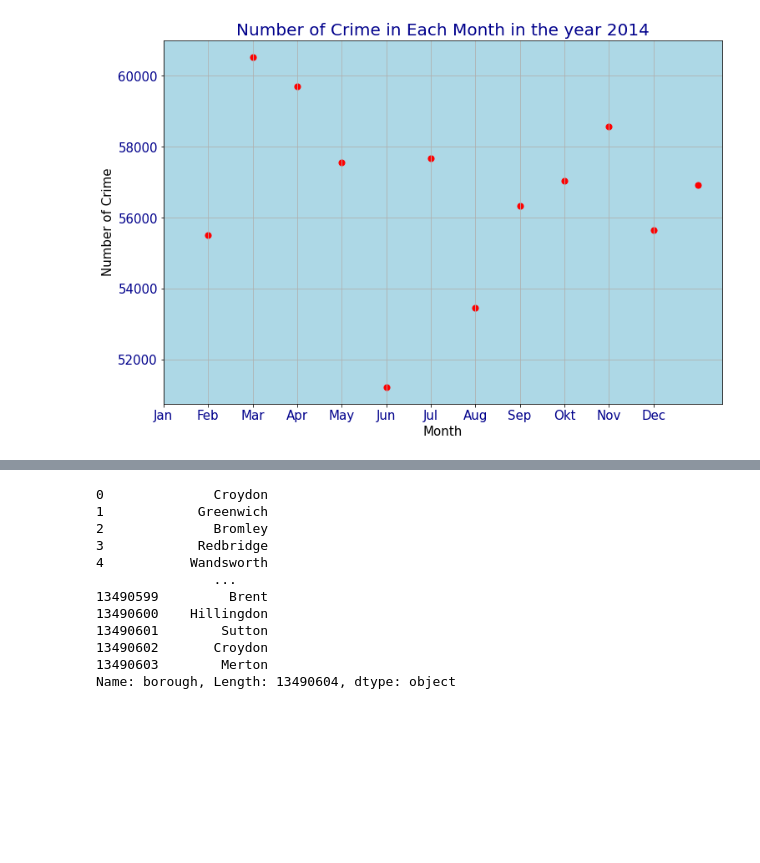
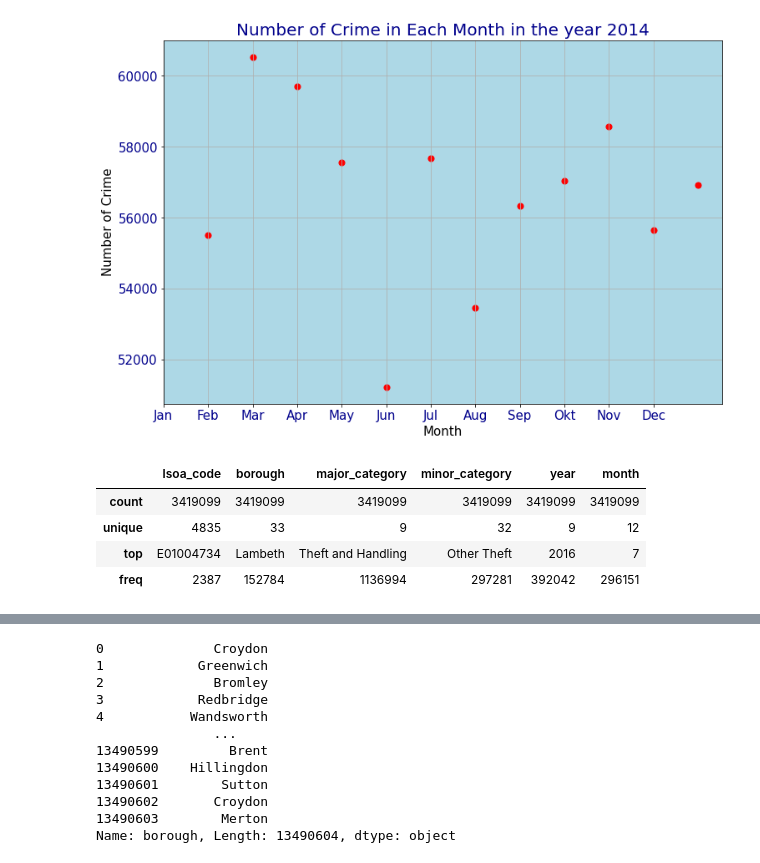
Before and after one commit to safiraauliar/Assignment-DataScience-Hacktiv8, a Jupyter notebook: PYTN-Assgn_1_03_SafiraAuliaRohmah.ipynb, the cells around one changed output, grey strips where cells are left out. Cells and saved outputs as stored; diff of their text form; code cells hidden in the pictures; blank space fills up the shorter version.

```diff
--- a/PYTN-Assgn_1_03_SafiraAuliaRohmah.ipynb
+++ b/PYTN-Assgn_1_03_SafiraAuliaRohmah.ipynb
@@ -282,3 +282,12 @@ plt.yticks(color='darkblue', fontsize=15)
 plt.grid()
 # %% [output]
 [figure]
+# %%
+df_crimes_val = df_crimes.loc[df_crimes['value']!=0]
+df_crimes_val.describe(include=np.object)
+# %% [output]
+|  | lsoa_code | borough | major_category | minor_category | year | month |
+| count | 3419099 | 3419099 | 3419099 | 3419099 | 3419099 | 3419099 |
+| unique | 4835 | 33 | 9 | 32 | 9 | 12 |
+| top | E01004734 | Lambeth | Theft and Handling | Other Theft | 2016 | 7 |
+| freq | 2387 | 152784 | 1136994 | 297281 | 392042 | 296151 |
```
Also changed, not shown: parts of 14 cells of this notebook.
